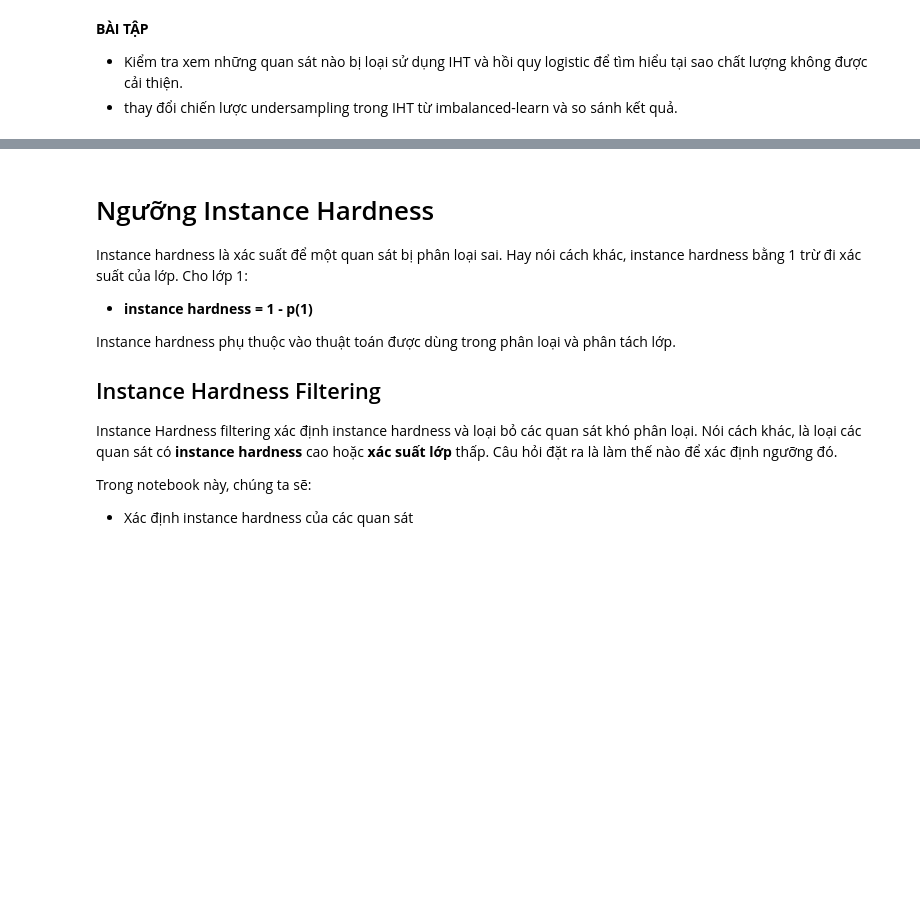
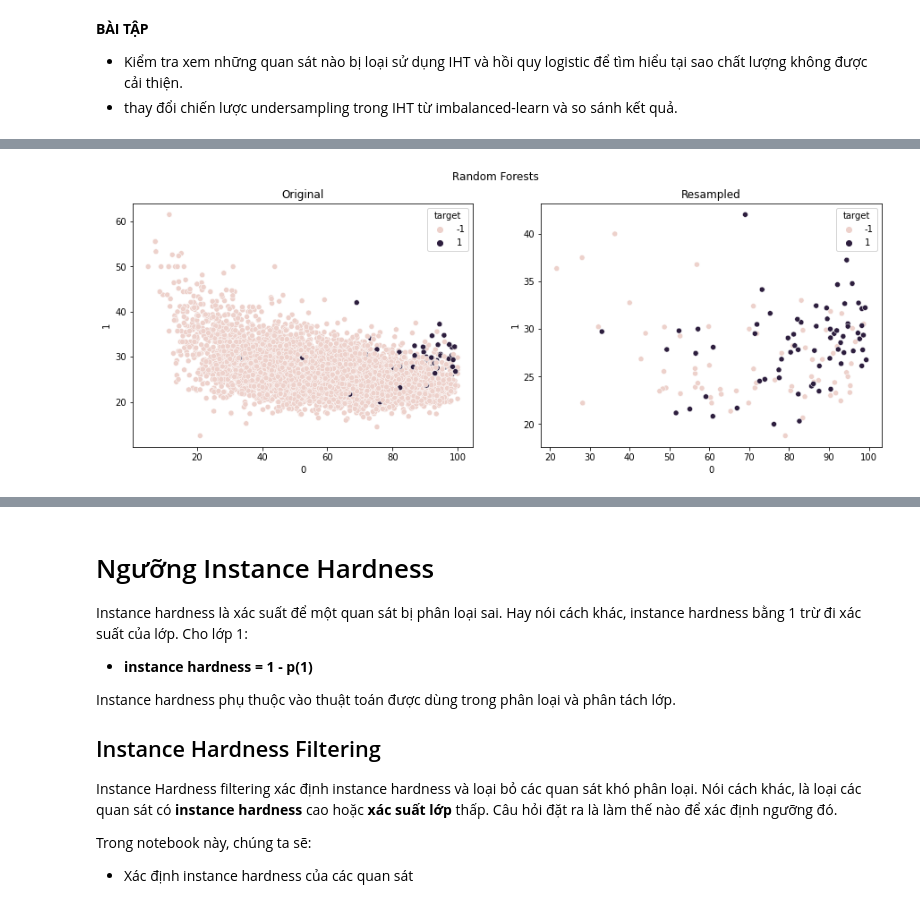
Before and after one commit to ngohongthai/ml-labs, a Jupyter notebook: classification/lab-13-undersampling/[VN]13_4 Ngưỡng Instance Hardness.ipynb, the cells around one changed output, grey strips where cells are left out. Cells and saved outputs as stored; diff of their text form; code cells hidden in the pictures; blank space fills up the shorter version.

```diff
--- a/classification/lab-13-undersampling/[VN]13_4 Ngưỡng Instance Hardness.ipynb
+++ b/classification/lab-13-undersampling/[VN]13_4 Ngưỡng Instance Hardness.ipynb
@@ -846,0 +846,4 @@ ValueError: Could not interpret value `varA` for parameter `x`
+# %%
+compare_distributions(X_train, y_train, X_rf, y_rf, "0", "1", "Random Forests")
+# %% [output]
+[figure, added]
```
Also changed, not shown: parts of 18 cells of this notebook.
